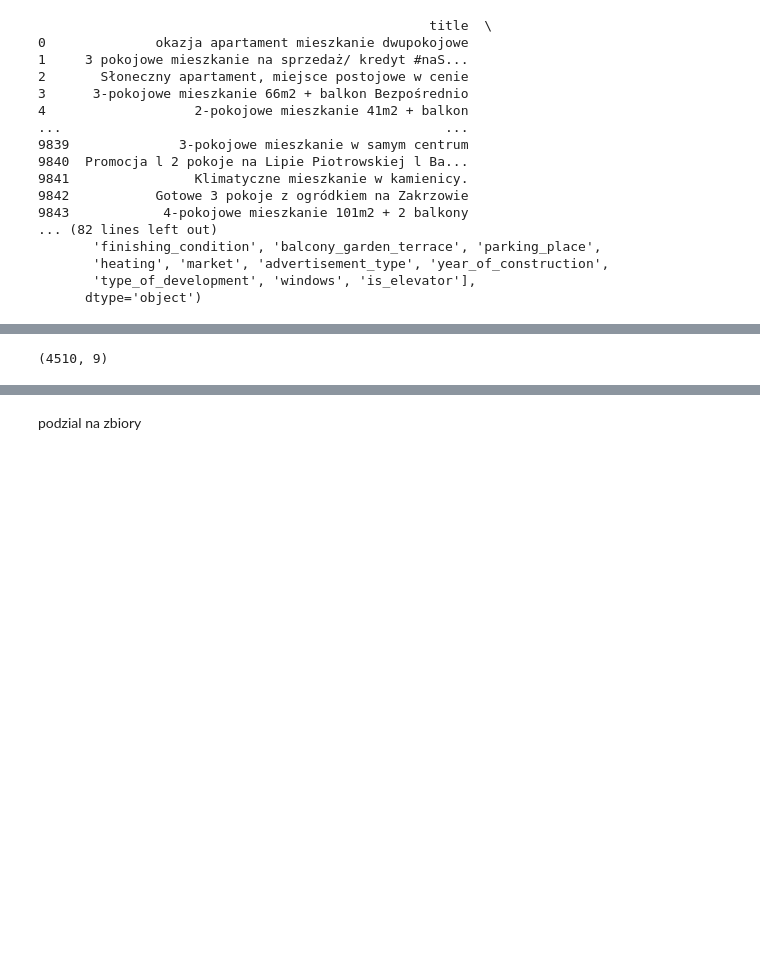
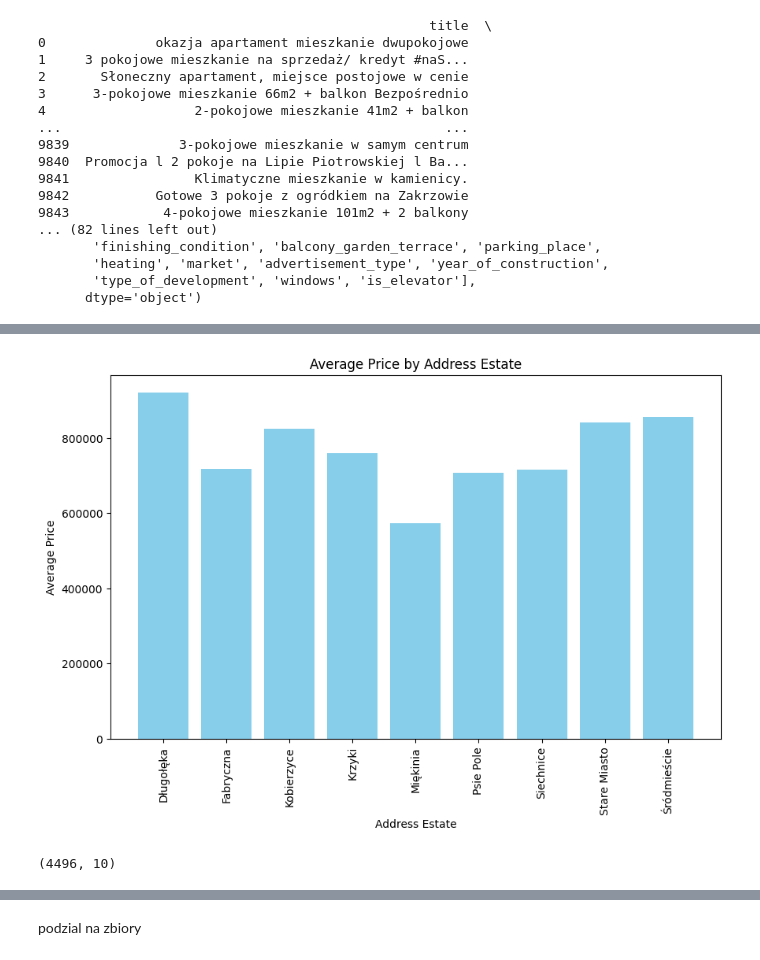
Before and after one commit to stepkos/real-estate-price-valuation, a Jupyter notebook: src/wroclaw-4.ipynb, the cells around one changed output, grey strips where cells are left out. Saved outputs shown, nothing was run; the diff lists cells and outputs as text; code cells hidden in the pictures; blank space fills up the shorter version.

```diff
--- a/src/wroclaw-4.ipynb
+++ b/src/wroclaw-4.ipynb
@@ -181,4 +263,17 @@ data_cat = data_cat[data_cat['price'] < 2000000]
+# %%
+average_prices = data_cut.groupby('address_estate')['price'].mean().reset_index()
+
+# Wykres słupkowy średnich cen
+plt.figure(figsize=(10, 6))
+plt.bar(average_prices['address_estate'], average_prices['price'], color='skyblue')
+plt.xlabel('Address Estate')
+plt.ylabel('Average Price')
+plt.title('Average Price by Address Estate')
+plt.xticks(rotation=90)
+plt.show()
+# %% [output]
+[figure, added]
 # %%
-print(data_cat.shape)
+print(data_cut.shape)
 # %% [output]
-(4510, 9)
+(4496, 10)
```
Also changed, not shown: parts of 77 cells of this notebook, 2 other files.
